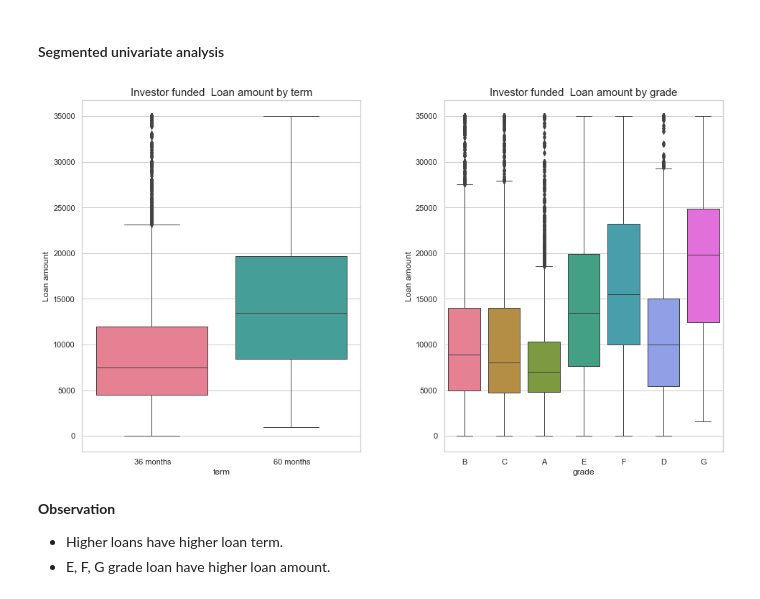
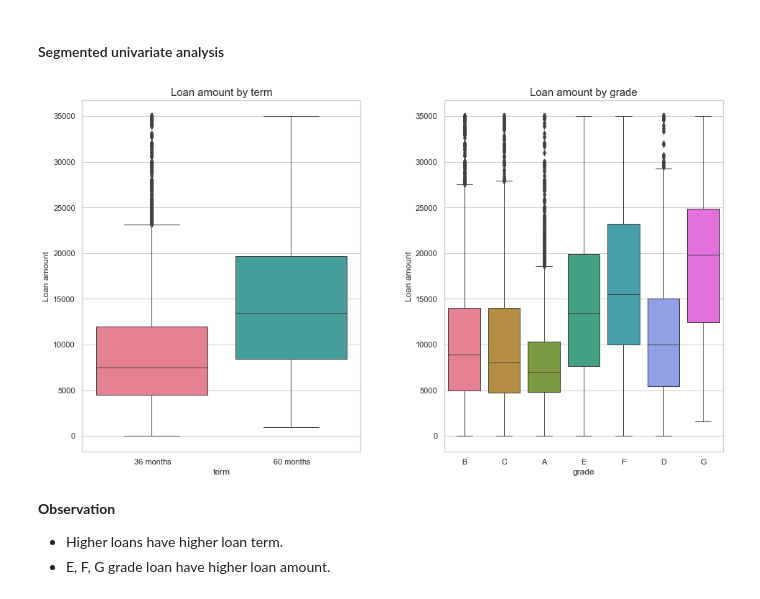
Before and after one commit to Himachallad/lending-club-casestudy, a Jupyter notebook: code/Nikhil_Pathania.ipynb, the cells around one changed output. Cells and saved outputs as stored; diff of their text form; code cells hidden in the pictures.

```diff
--- a/code/Lending club case study file.ipynb
+++ b/code/Nikhil_Pathania.ipynb
@@ -244,6 +244,5 @@ loan_data['revol_util'] = loan_data['revol_util'].str.rstrip('%').astype('float6
 # %%
 # Converting string amount columns into numeric data
 
-columns = ['loan_amnt','funded_amnt','int_rate','funded_amnt_inv','installment','annual_inc','dti','emp_length','total_pymnt']
-loan_data['emp_length'] = loan_data.emp_length.str.extract('(\d+)')
+columns = ['loan_amnt','funded_amnt','int_rate','funded_amnt_inv','installment','annual_inc','dti','total_pymnt']
 loan_data[columns] = loan_data[columns].apply(pd.to_numeric)
@@ -602,19 +599,19 @@ plt.show()
 # %%
 fig, axs = plt.subplots(nrows=1, ncols = 2, figsize=(16,9))
 
 sns.boxplot(ax=axs[0], data=loan_data, x = 'term', y=loan_data.funded_amnt_inv, color="lightblue", linewidth=1, palette="husl")
-axs[0].set_title("Investor funded  Loan amount by term", fontsize=15)
+axs[0].set_title("Loan amount by term", fontsize=15)
 axs[0].set_ylabel('Loan amount')
 
 sns.boxplot(ax=axs[1], data=loan_data, x='grade', y=loan_data.funded_amnt_inv, color="lightblue", linewidth=1, palette="husl")
-axs[1].set_title('Investor funded  Loan amount by grade', fontsize=15)
+axs[1].set_title('Loan amount by grade', fontsize=15)
 axs[1].set_ylabel('Loan amount')
 
 
 plt.subplots_adjust(wspace=0.3)
 plt.show()
 # %% [output]
-[figure, old version]
+[figure, new version]
 # %% [markdown]
 **Observation**
 - Higher loans have higher loan term.
```
Also changed, not shown: parts of 26 cells of this notebook.
